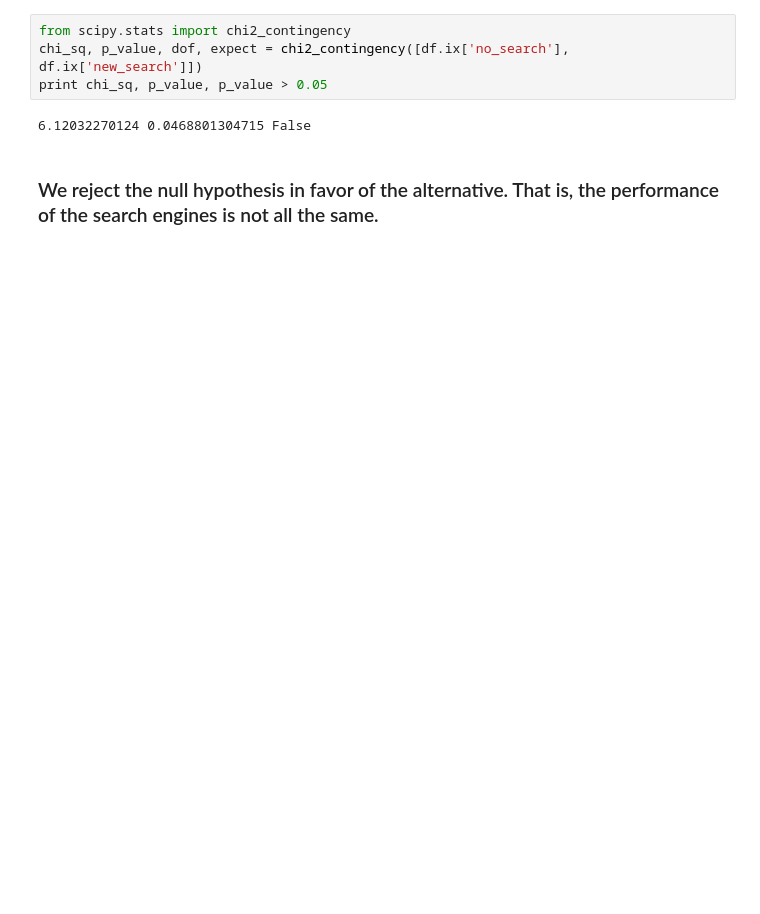
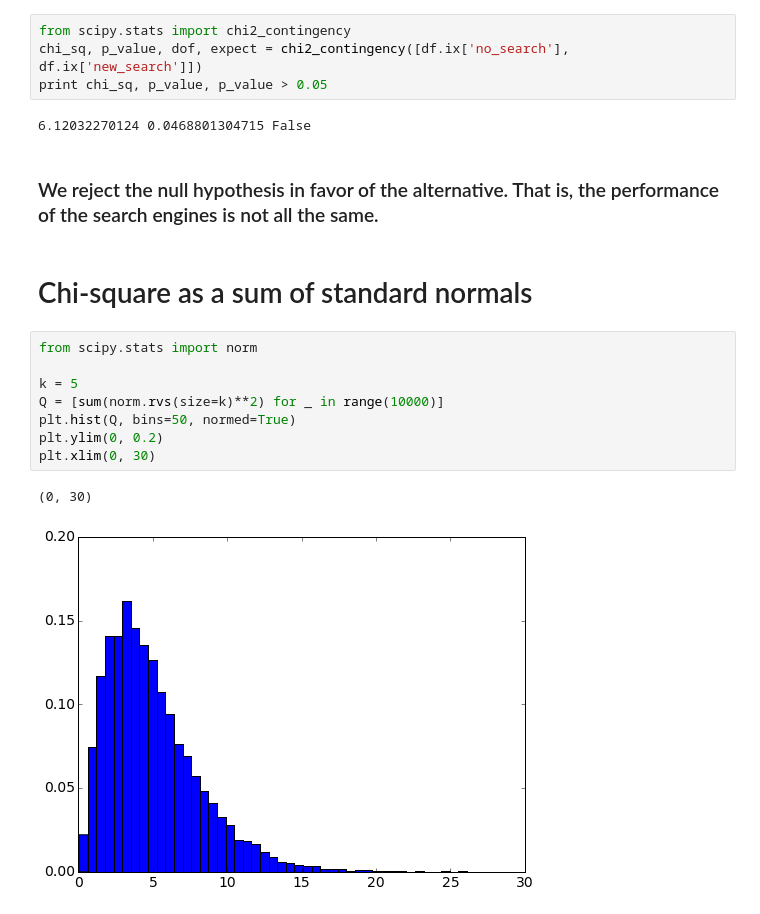
Before and after one commit to jhalverson/data_science, a Jupyter notebook: probability_and_statistics/chi_square.ipynb, the cells around one changed output. Drawn from its saved outputs; the diff is of its cells as text; blank space fills up the shorter version.

```diff
--- a/probability_and_statistics/chi_square.ipynb
+++ b/probability_and_statistics/chi_square.ipynb
@@ -165,3 +165,16 @@ print chi_sq, p_value, p_value > 0.05
 6.12032270124 0.0468801304715 False
 # %% [markdown]
 ### We reject the null hypothesis in favor of the alternative. That is, the performance of the search engines is not all the same.
+# %% [markdown]
+# Chi-square as a sum of standard normals
+# %%
+from scipy.stats import norm
+
+k = 5
+Q = [sum(norm.rvs(size=k)**2) for _ in range(10000)]
+plt.hist(Q, bins=50, normed=True)
+plt.ylim(0, 0.2)
+plt.xlim(0, 30)
+# %% [output]
+(0, 30)
+[figure, added]
```
Also changed, not shown: parts of 6 cells of this notebook.
